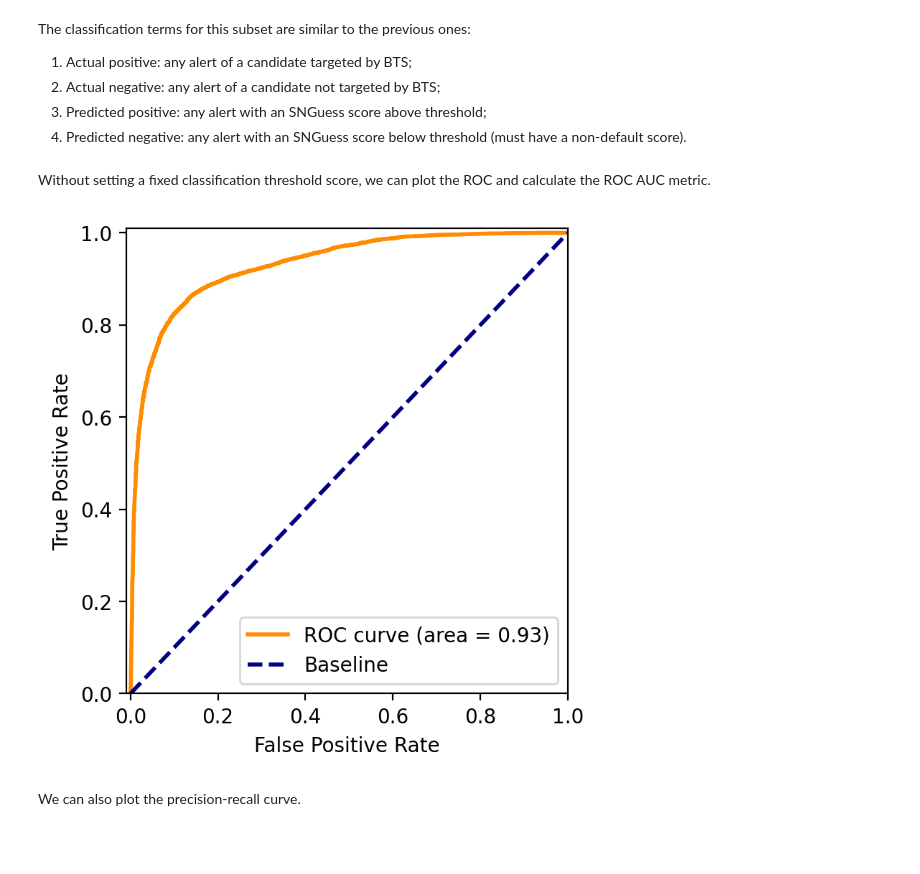
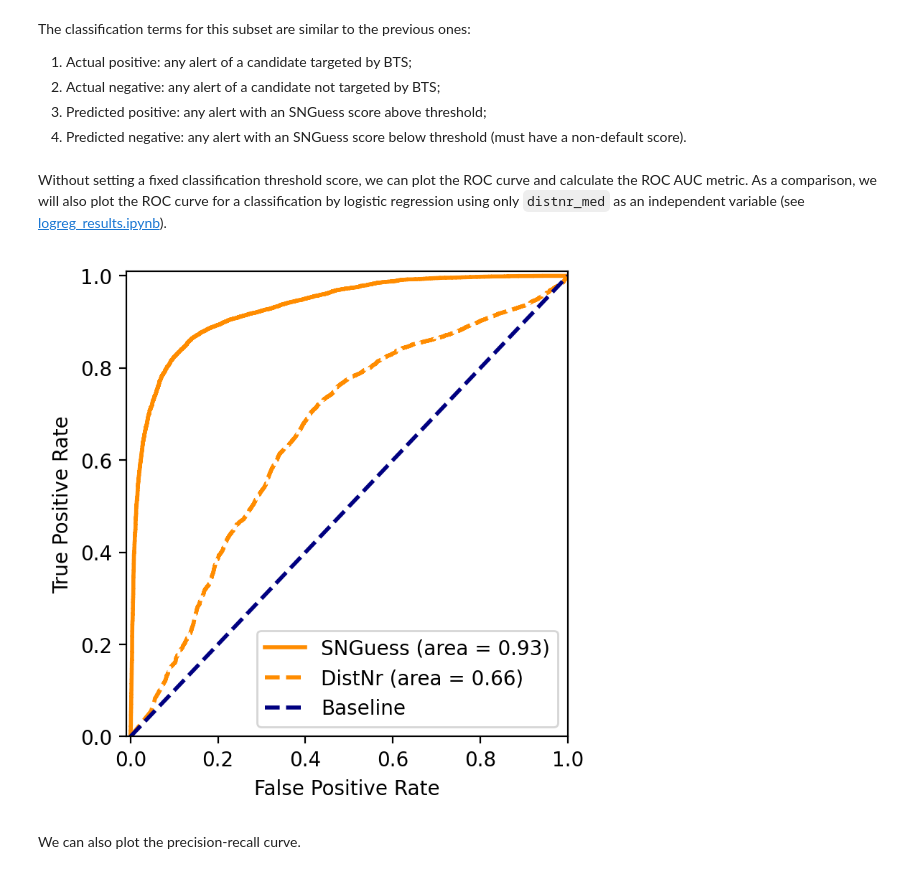
Before and after one commit to nmiranda/SNGuess, a Jupyter notebook: notebooks/snguess_results.ipynb, the cells around one changed output. Cells and saved outputs as stored; diff of their text form; code cells hidden in the pictures; blank space fills up the shorter version.

Commit message:
Comparison with logistic regression and only distnr as independent variable

```diff
--- a/notebooks/snguess_results.ipynb
+++ b/notebooks/snguess_results.ipynb
@@ -221,33 +223,44 @@ snguess_classified = snguess[snguess.SNGuessBool.notna()]
 y_true = snguess_classified.targeted_by_bts
 y_score = snguess_classified.SNGuessProb
 # %% [markdown]
-Without setting a fixed classification threshold score, we can plot the ROC and calculate the ROC AUC metric.
+Without setting a fixed classification threshold score, we can plot the ROC curve and calculate the ROC AUC metric. As a comparison, we will also plot the ROC curve for a classification by logistic regression using only `distnr_med` as an independent variable (see [logreg_results.ipynb](logreg_results.ipynb)).
 # %%
 fpr, tpr, _ = metrics.roc_curve(y_true, y_score)
 roc_auc = metrics.auc(fpr, tpr)
 fig, ax = plt.subplots(dpi=200, figsize=(4,4))
 lw = 2
 plt.plot(
     fpr,
     tpr,
     color="darkorange",
     lw=lw,
-    label="ROC curve (area = %0.2f)" % roc_auc,          # AUC: reflects performance from plot with a single score
+    label="SNGuess (area = %0.2f)" % roc_auc,          # AUC: reflects performance from plot with a single score
 )
+
+logreg = np.load('logreg_distnr_fpr_tpr_auc.npz')
+plt.plot(
+    logreg['fpr'],
+    logreg['tpr'],
+    color="darkorange",
+    lw=lw,
+    linestyle="--",
+    label="DistNr (area = %0.2f)" % logreg['auc'],
+)
+
 plt.plot([0, 1], [0, 1],                                 # Baseline performance (flipping a coin)
          color="navy",
          lw=lw,
          linestyle="--",
          label='Baseline')
 plt.xlim([-0.01, 1.0])
 plt.ylim([0.0, 1.01])
 plt.xlabel("False Positive Rate")
 plt.ylabel("True Positive Rate")
 plt.legend(loc="lower right")
 plt.tight_layout()
 plt.savefig("snguess_hutns_class_roc.pdf")
 # %% [output]
-[figure, old version]
+[figure, new version]
 # %% [markdown]
 We can also plot the precision-recall curve.
 # %%
```
Also changed, not shown: parts of 1 cell of this notebook, 1 other file.
